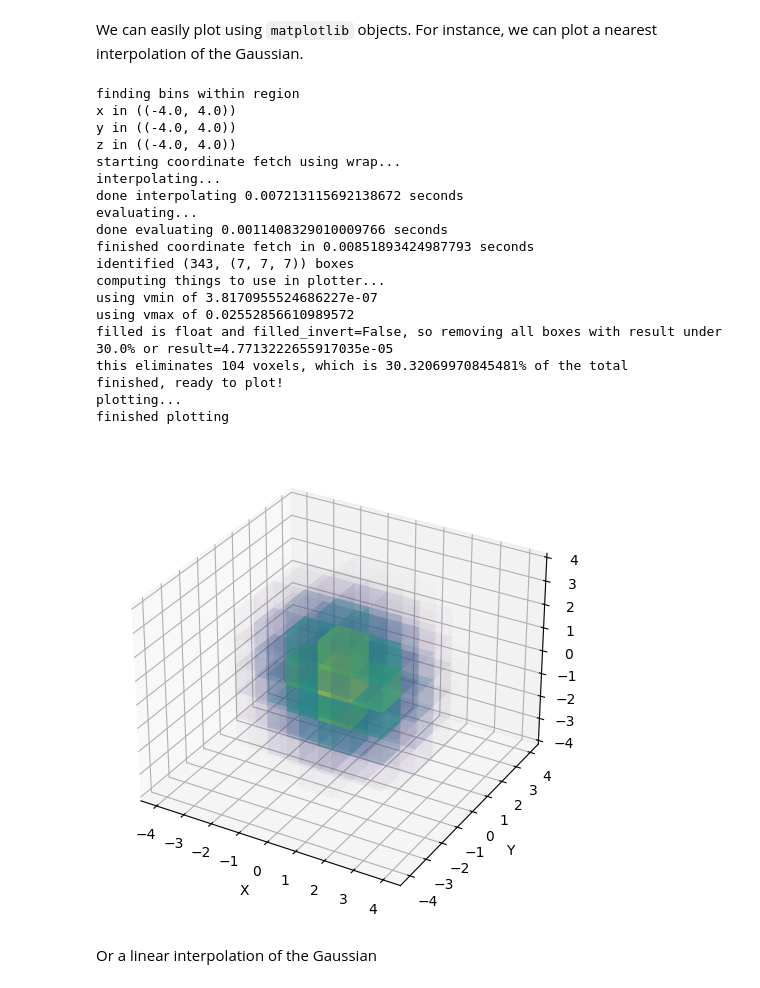
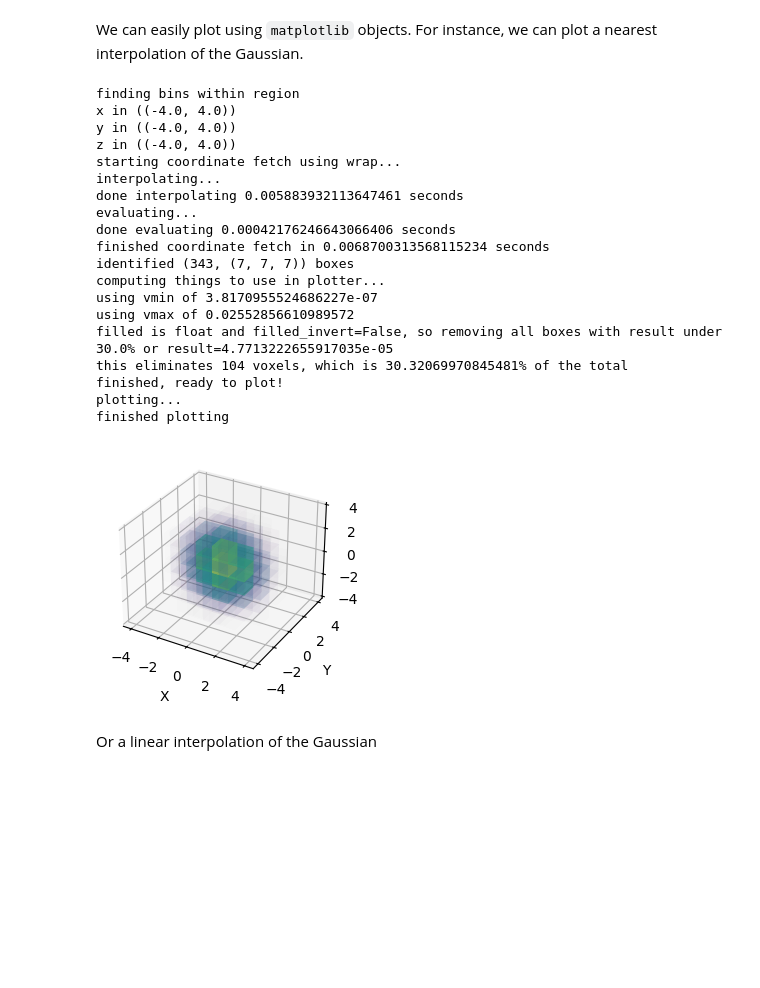
Before and after one commit to benmckcohen/cplt3d, a Jupyter notebook: Examples/Gaussian/Gaussian.ipynb, the cells around one changed output. Drawn from its saved outputs; the diff is of its cells as text; code cells hidden in the pictures; blank space fills up the shorter version.

Commit message:
Updated Images

```diff
--- a/Examples/Gaussian/Gaussian.ipynb
+++ b/Examples/Gaussian/Gaussian.ipynb
@@ -53,40 +53,40 @@ N_bins = 7
 # %% [markdown]
 We can easily plot using `matplotlib` objects. For instance, we can plot a nearest interpolation of the Gaussian.
 # %%
-fig = plt.figure(figsize = (6,6))
+fig = plt.figure(figsize = (3,3))
 ax = fig.add_subplot(projection = '3d')
 
 cmap = colormaps.get_cmap('viridis')
 use_cmap = cmap(np.arange(cmap.N))
 use_cmap[:,-1] = np.linspace(0,1,cmap.N)**1.7
 use_cmap = colors.ListedColormap(use_cmap)
 
 uniform_nearest_interpolator(ax,pts,GAUSSIAN,bins = N_bins,filled = 0.3,cmap = use_cmap,verbose = True)
 ax.set_xlabel("X")
 ax.set_ylabel("Y")
 ax.set_zlabel("Z")
-fig.savefig('Images/1_Nearest-Uniform Gaussian.png',dpi = 300)
+fig.savefig('Images/1_Nearest-Uniform_Gaussian.png',dpi = 150)
 # %% [output]
 finding bins within region
 x in ((-4.0, 4.0))
 y in ((-4.0, 4.0))
 z in ((-4.0, 4.0))
 starting coordinate fetch using wrap...
 interpolating...
-done interpolating 0.007213115692138672 seconds
+done interpolating 0.005883932113647461 seconds
 evaluating...
-done evaluating 0.0011408329010009766 seconds
-finished coordinate fetch in 0.00851893424987793 seconds
+done evaluating 0.00042176246643066406 seconds
+finished coordinate fetch in 0.0068700313568115234 seconds
 identified (343, (7, 7, 7)) boxes
 computing things to use in plotter...
 using vmin of 3.8170955524686227e-07
 using vmax of 0.02552856610989572
 filled is float and filled_invert=False, so removing all boxes with result under 30.0% or result=4.7713222655917035e-05
 this eliminates 104 voxels, which is 30.32069970845481% of the total
 finished, ready to plot!
 plotting...
 finished plotting
-[figure, old version]
+[figure, new version]
 # %% [markdown]
 Or a linear interpolation of the Gaussian
 # %%
```
Also changed, not shown: parts of 2 cells of this notebook, 6 other files.
